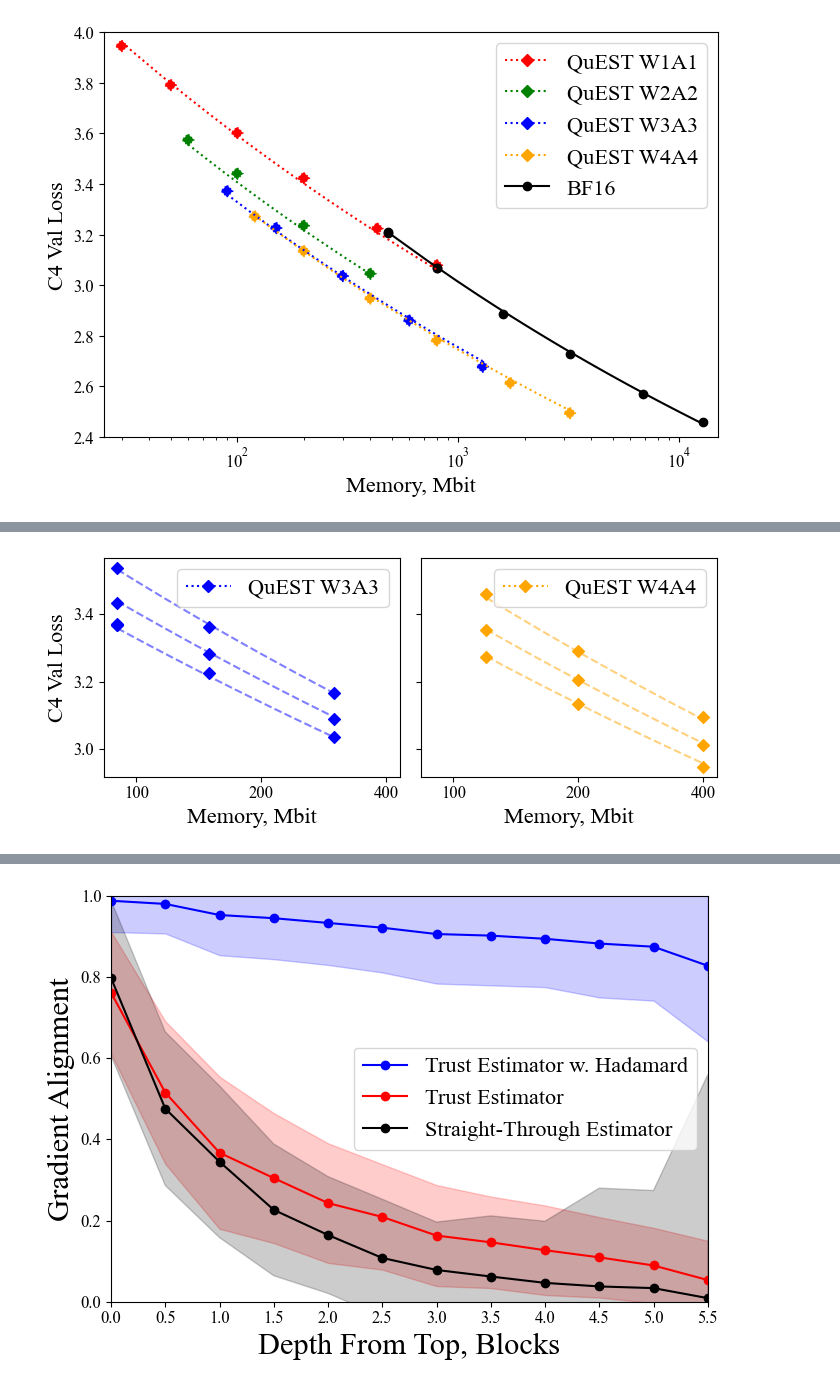
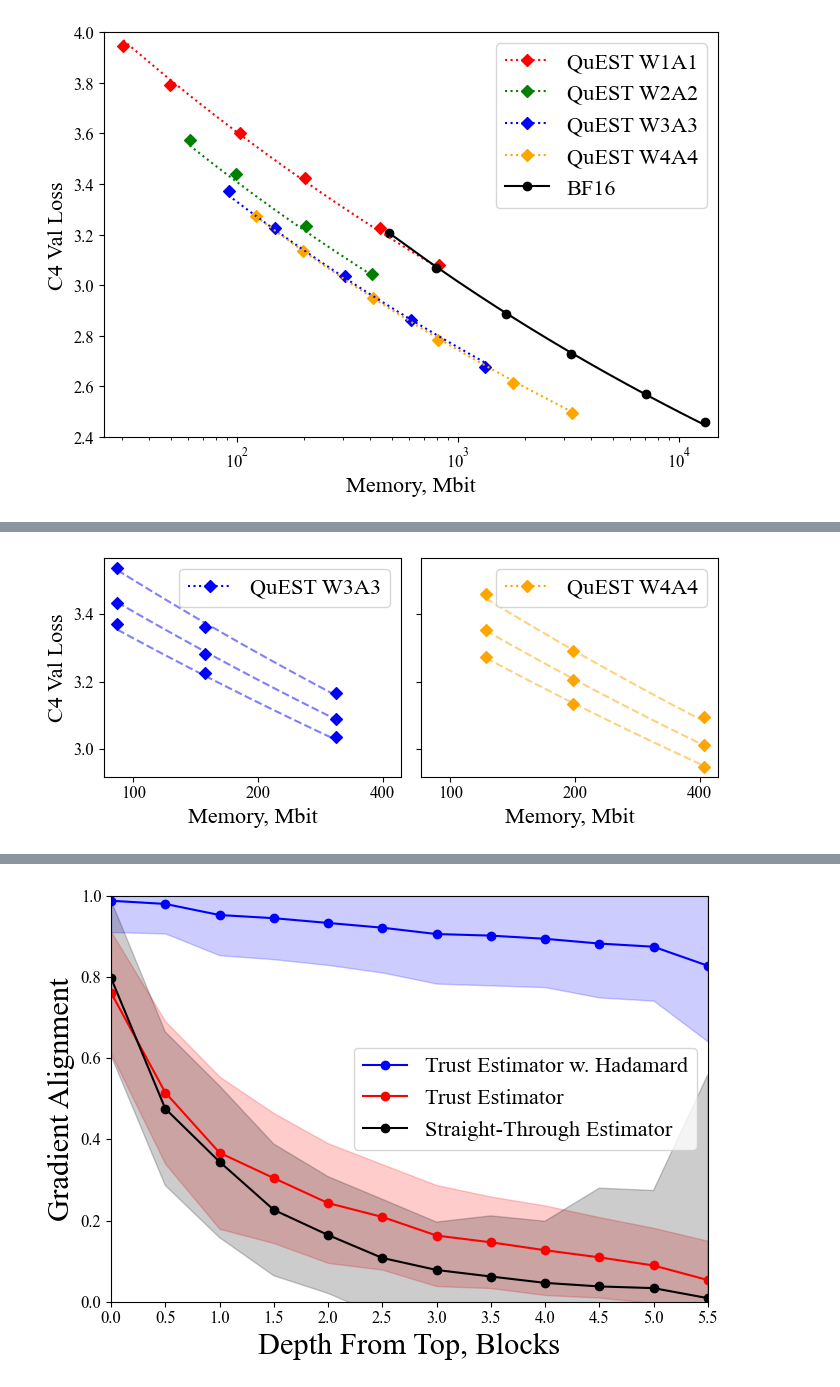
Before and after one commit to Superone77/QuEST, a Jupyter notebook: notebooks/plots.ipynb, the cells around one changed output, grey strips where cells are left out. Drawn from its saved outputs; the diff is of its cells as text; code cells hidden in the pictures.

Commit message:
local data for plots

```diff
--- a/notebooks/plots.ipynb
+++ b/notebooks/plots.ipynb
@@ -243,7 +263,7 @@ from scipy.optimize import least_squares
 from tqdm.auto import tqdm
 
 # Example data
-data = runs_for_scaling
+data = runs_for_fit
 
 def model(params, N, D, P):
     """
@@ -341,12 +361,12 @@ if REFIT:
     effwo1_fit, effwo2_fit, effwo3_fit, effwo4_fit, \
     eff48_fit, efffp4_fit = best_result.x
 else:
-    best_result = DotDict({"x": [ 2.10177288e+00,  6.30207964e-02,  4.42547733e+00,  2.40347572e-01,
-       -5.32487858e+00,  2.21845438e-02,  1.53401014e-01,  4.34999849e-01,
-        6.90075965e-01,  1.02694727e+00,  1.61716497e-02, -2.16181436e+01,
-        8.04368016e-02,  3.29524007e-01,  6.16882123e-01,  9.49987359e-01,
-        1.41594081e-01,  4.17338047e-01,  6.54655600e-01,  8.42677640e-01,
-        3.90429555e-01,  6.39209424e-01], "cost": 1.021798657286814e-09})
+    best_result = DotDict({"x": [ 2.09605662e+00,  6.27265220e-02,  4.45912547e+00,  2.41288351e-01,
+       -6.55478434e+00,  2.05046859e-02,  1.51870911e-01,  4.33126203e-01,
+        6.91831718e-01,  1.01619263e+00,  1.55770373e-02,  2.46499090e+01,
+        7.84119072e-02,  3.22107861e-01,  6.03270679e-01,  9.37628722e-01,
+        1.38419575e-01,  4.13717453e-01,  6.53058816e-01,  8.40434222e-01,
+        3.81222089e-01,  6.29639028e-01], "cost": 7.38431448432692e-10})
     a_fit, alpha_fit, b_fit, beta_fit, e_fit, \
     eff1_fit, eff2_fit, eff3_fit, eff4_fit, eff8_fit, \
     effnoh1_fit, effnoh1585_fit, effnoh2_fit, effnoh3_fit, effnoh4_fit, effnoh8_fit, \
@@ -402,2 +422,3 @@ Lowest loss:  1.021798657286814e-09
 # %%
-main_sequence_runs = [run for run in all_runs if abs(run['tokens'] / run['model_size'] / 1e6  - 100) < 10]
+main_sequence_runs = [run for run in runs_for_scaling if abs(run['tokens'] / run['non_embedding_parameters']  - 100) < 10]
+len(main_sequence_runs)
@@ -427,8 +450,8 @@ def plot_quantizer(runs, w_bits, w_quantizer, a_bits=None, a_quantizer=None, alp
     filtered_runs = [
         run for run in runs if
         run['w_bits'] == w_bits and
-        run['w_quant'] == w_quantizer and
-        run['a_quant'] == a_quantizer and
+        (run['w_quant'] == w_quantizer or run['w_quant'] == "Half" + w_quantizer) and
+        (run['a_quant'] == a_quantizer or run['a_quant'] == "Half" + a_quantizer) and
         extra_filter(run)
     ]
 
@@ -438,7 +461,7 @@ def plot_quantizer(runs, w_bits, w_quantizer, a_bits=None, a_quantizer=None, alp
             run['a_bits'] == a_bits
         ]
 
-    losses = {run['model_size'] * bits_fn(w_bits): run['loss'] for run in filtered_runs}
+    losses = {run['non_embedding_parameters'] * 1e-6 * bits_fn(w_bits): run['loss'] for run in filtered_runs}
     data = [x for _, x in sorted(losses.items())]
     memory = sorted(losses.keys())
 
@@ -453,7 +476,7 @@ def plot_quantizer(runs, w_bits, w_quantizer, a_bits=None, a_quantizer=None, alp
         updated_plot_kwargs.update(plot_kwargs)
 
     if draw_scaling_law:
-        model_sizes = sorted([run['model_size'] for run in filtered_runs])
+        model_sizes = sorted([run['non_embedding_parameters'] * 1e-6 for run in filtered_runs])
         sizes_grid = np.linspace(min(model_sizes), max(max(model_sizes), min(model_sizes) * 2), 50)
 
         if w_quantizer == "HalfHadamardFP4TrustQuantizer":
@@ -484,7 +507,7 @@ def plot_bf16(runs, draw_scaling_law=False, ax=None):
     if ax is None:
         ax = plt.gca()
     losses = [run['loss'] for run in runs if run['w_quant'] == "NoQuantizer" and run['a_quant'] == "NoQuantizer"]
-    memory = [run['model_size'] * 16 for run in runs if run['w_quant'] == "NoQuantizer" and run['a_quant'] == "NoQuantizer"]
+    memory = [run['non_embedding_parameters'] * 1e-6 * 16 for run in runs if run['w_quant'] == "NoQuantizer" and run['a_quant'] == "NoQuantizer"]
     data = [x for _, x in sorted(zip(memory, losses))]
     memory = sorted(memory)
     if draw_scaling_law:
@@ -878,7 +917,7 @@ def eff(p):
     if p == 3:  return eff3_fit
     if p == 4:  return eff4_fit
     if p == 16: return 1.0
-    return 1.0  # fallback
+    raise NotImplementedError(f"No efficiency fit for {p}")
 
 ##############################################################################
 # 4) Group by P, plot L vs. (N*P), and overlay a fitted curve for each group
@@ -886,11 +925,11 @@ def eff(p):
 # (a) Group data by P
 groups = {}
 grpup_to_subplot = {3.0: 0, 4.0: 1}
-for pt in runs_for_scaling:
+for pt in runs_for_fit:
     p_val = pt["P"]
     if p_val not in grpup_to_subplot:
         continue
-    if pt["N"] > 102e6:
+    if pt["N"] > 110e6:
         continue
 
     if p_val not in groups:
@@ -904,14 +943,11 @@ fig, axs = plt.subplots(1, 2, figsize=(7, 3), sharey=True, sharex=True)
 
 for computex in (25, 50, 100):
     for p_val, pts in sorted(groups.items()):
-        if p_val == 2.5 and computex != 100:
-            continue
-
         ax = axs[grpup_to_subplot[p_val]]
 
         # X = N * P, Y = L
-        x_vals = [p["N"] * p_val * 1e-6 for p in pts if abs(p['D'] / p['N'] - computex) < 2]
-        y_vals = [p["L"] for p in pts if abs(p['D'] / p['N'] - computex) < 2]
+        x_vals = [p["N"] * p_val * 1e-6 for p in pts if abs(p['D'] / p['N'] - computex) < 10]
+        y_vals = [p["L"] for p in pts if abs(p['D'] / p['N'] - computex) < 10]
 
         # Scatter the actual data
         marker = markers["HadamardTrustQuantizer"]
@@ -955,35 +991,35 @@ for computex in (25, 50, 100):
 
         # if grpup_to_subplot[p_val][0] == 1:
         ax.set_xlabel("Memory, Mbit")
         if grpup_to_subplot[p_val] == 0:
             ax.set_ylabel("C4 Val Loss")
 
         # **Set specific x-ticks using FixedLocator and FixedFormatter**
         ax.xaxis.set_major_locator(FixedLocator([50, 100, 200, 400]))
         ax.xaxis.set_major_formatter(FixedFormatter(["50", "100", "200", "400"]))
 
         # **Disable minor ticks**
         ax.xaxis.set_minor_locator(NullLocator())
 
         # Optional: Remove duplicate labels in legends
         handles, labels = ax.get_legend_handles_labels()
         ax.legend(handles=[
             mlines.Line2D(
                 [], [],
                 color=colors[p_val],
                 marker=markers["HadamardTrustQuantizer"],
                 linestyle=linestyles["HadamardTrustQuantizer"],
                 markersize=6,   # adjust as you prefer
                 label=f"QuEST W{p_val}A{p_val}",
             )
-        ])
+        ], loc="upper right")
 
 # Adjust layout and display the plot
 fig.tight_layout()
 fig.savefig("../figures/data_fit.pdf", bbox_inches='tight')
 plt.show()
 # %% [output]
-[figure, old version]
+[figure, new version]
 # %%
 data_to_sizes = np.logspace(1, 4, base=10)
 
```
Also changed, not shown: parts of 19 cells of this notebook, 12 other files.
